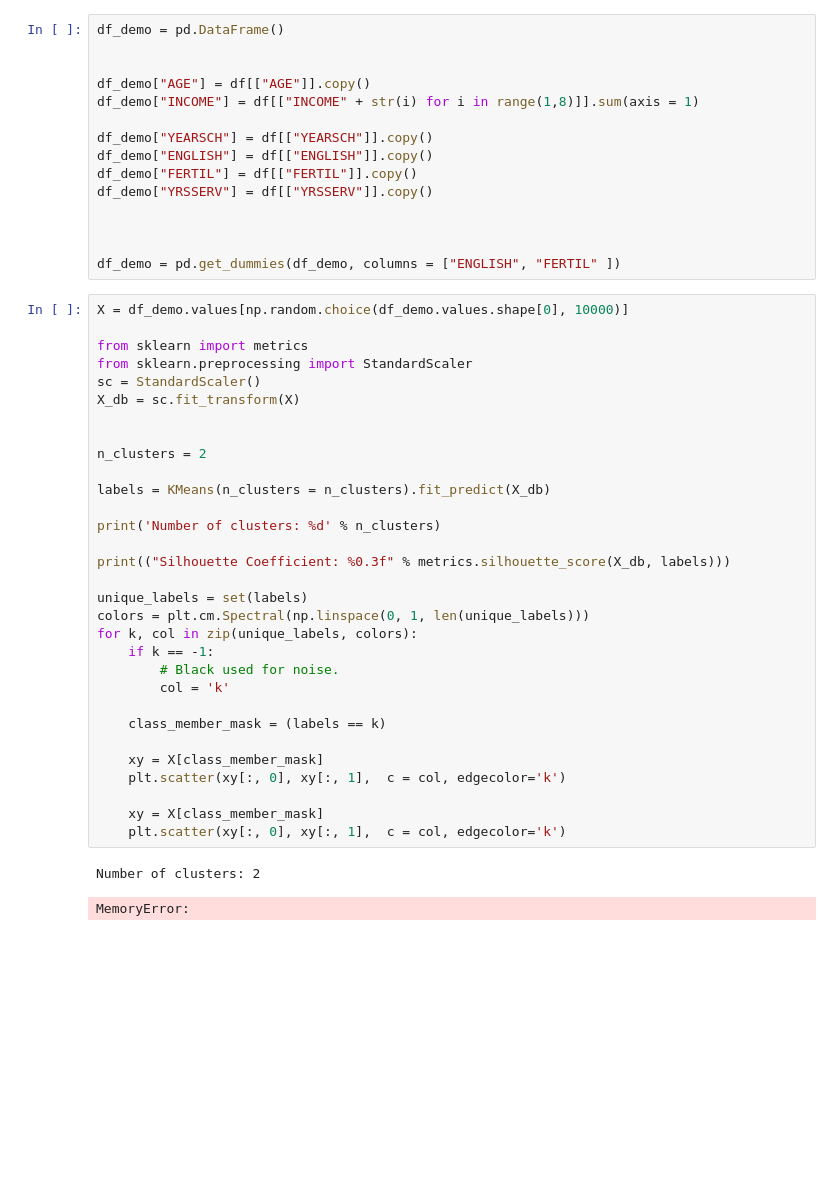
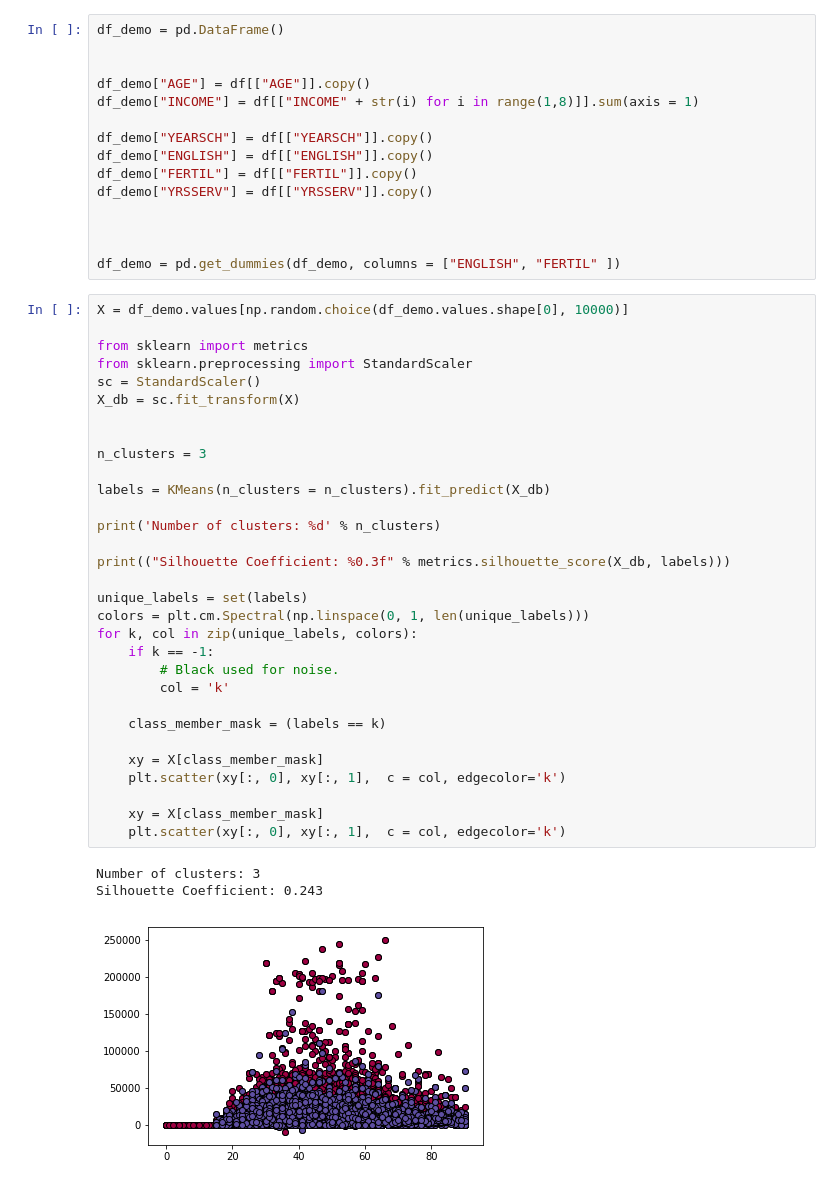
Before and after one commit to hennypurnomo/ce888labs, a Jupyter notebook: lab6/lab6.ipynb, the cells around one changed output. Cells and saved outputs as stored; diff of their text form; blank space fills up the shorter version.

```diff
--- a/lab6/lab6.ipynb
+++ b/lab6/lab6.ipynb
@@ -34,33 +34,34 @@ df_demo = pd.get_dummies(df_demo, columns = ["ENGLISH", "FERTIL" ])
 X = df_demo.values[np.random.choice(df_demo.values.shape[0], 10000)]
 
 from sklearn import metrics
 from sklearn.preprocessing import StandardScaler
 sc = StandardScaler()
 X_db = sc.fit_transform(X)
 
 
-n_clusters = 2
+n_clusters = 3
 
 labels = KMeans(n_clusters = n_clusters).fit_predict(X_db)
 
 print('Number of clusters: %d' % n_clusters)
 
 print(("Silhouette Coefficient: %0.3f" % metrics.silhouette_score(X_db, labels)))
 
 unique_labels = set(labels)
 colors = plt.cm.Spectral(np.linspace(0, 1, len(unique_labels)))
 for k, col in zip(unique_labels, colors):
     if k == -1:
         # Black used for noise.
         col = 'k'
 
     class_member_mask = (labels == k)
 
     xy = X[class_member_mask]
     plt.scatter(xy[:, 0], xy[:, 1],  c = col, edgecolor='k')
 
     xy = X[class_member_mask]
     plt.scatter(xy[:, 0], xy[:, 1],  c = col, edgecolor='k')
 # %% [output]
-Number of clusters: 2
+Number of clusters: 3
+Silhouette Coefficient: 0.243
-MemoryError:
+[figure, added]
```
Also changed, not shown: 23 other files.
